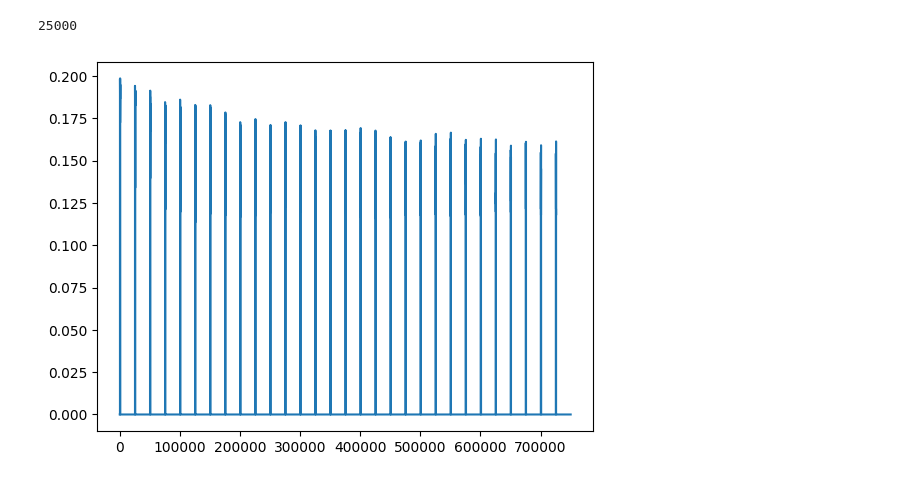
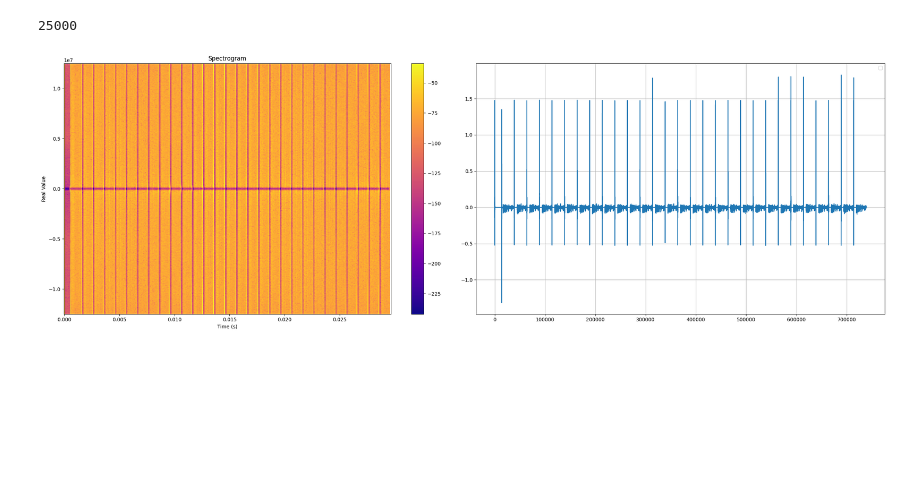
Before and after one commit to murrayinglis/sdr-config, a Jupyter notebook: plots.ipynb, the cells around one changed output. Cells and saved outputs as stored; diff of their text form; code cells hidden in the pictures; blank space fills up the shorter version.

```diff
--- a/plots.ipynb
+++ b/plots.ipynb
@@ -423,46 +340,35 @@ print(len(iq_real))
 # %% [output]
 [figure]
 25000
-# %%
-directory = "frames"
-frames = []
-fs = 25e6
-
-# Function to extract the numerical part from the filename
-def extract_number(filename):
-    match = re.search(r'(\d+)', filename)
-    return int(match.group()) if match else 0
-
-# List of files in the directory
-files = [f for f in os.listdir(directory) if f.startswith("frame") and f.endswith(".bin")]
-sorted_files = sorted(files, key=extract_number)
-
-for filename in sorted_files:
-    if filename.startswith("frame") and filename.endswith(".bin"):
-        # Read the binary file
-        with open("frames/" + filename, 'rb') as file:
-            data = np.fromfile(file, dtype=np.float64)
-
-        # Reshape or process the data if needed
-        # Here we assume data was written as 2 doubles per sample
-        num_new_samples = int(len(data)/2)
-        data = data.reshape((num_new_samples, 2))
-        #print(filename)
-
-        # Create complex numbers from the real and imaginary parts
-        complex_data = data[:, 0] + 1j * data[:, 1]
-
-        # Append the data to the list of frames
-        frames.append(complex_data)
-
-
-# combine all frames
-combined_frames = np.concatenate(frames)
-plt.plot(combined_frames)
-
-
-
-times, frequencies_shifted, magnitude_spectrogram_db = spectrogram_data(combined_frames, fs)
-#plt.pcolormesh(times, frequencies_shifted, magnitude_spectrogram_db, shading='auto', cmap='plasma')
-# %% [output]
-[figure, removed]
+# %%
+directory = "frames"
+frames = []
+fs = 25e6
+
+frames = get_frame_array(directory)
+
+
+# combine all frames
+combined_frames = np.concatenate(frames)
+combined_frames = notch_filter(combined_frames,fs)
+
+
+fig, axs = plt.subplots(1, 2, figsize=(24, 8))
+times, frequencies_shifted, magnitude_spectrogram_db = spectrogram_data(combined_frames,fs)
+cax0 = axs[0].pcolormesh(times, frequencies_shifted, magnitude_spectrogram_db, shading='auto', cmap='plasma')
+#axs[0].set_colorbar(label='Magnitude (dB)')
+axs[0].set_xlabel('Time (s)')
+axs[0].set_ylabel('Real Value')
+axs[0].set_title('Spectrogram')
+
+
+
+axs[1].plot(combined_frames)
+axs[1].legend()
+axs[1].grid(True)
+
+fig.colorbar(cax0, ax=axs[0])
+plt.tight_layout()
+plt.show()
+# %% [output]
+[figure, added]
```
Also changed, not shown: parts of 7 cells of this notebook, 27 other files.
